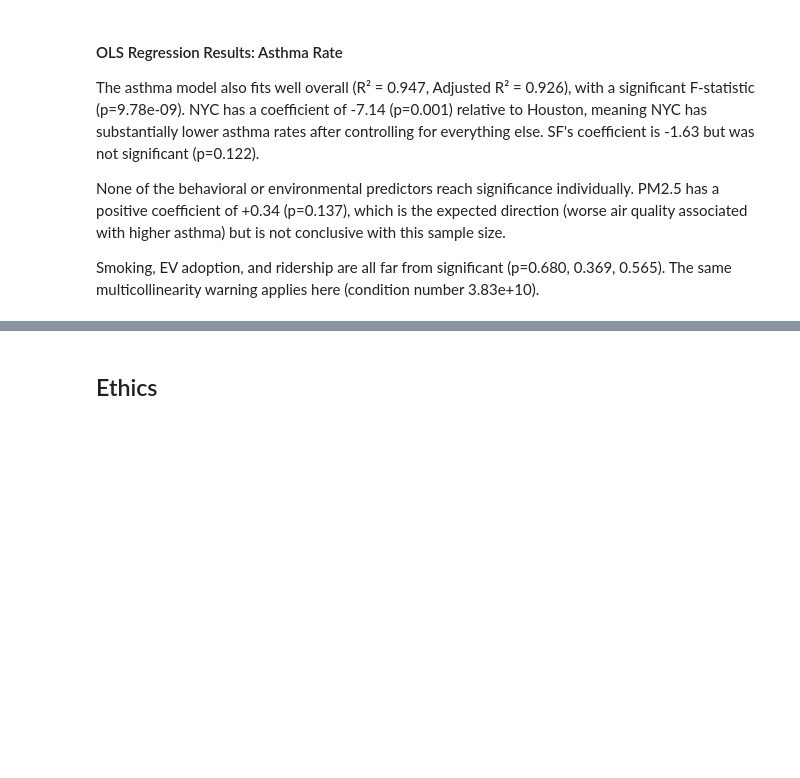
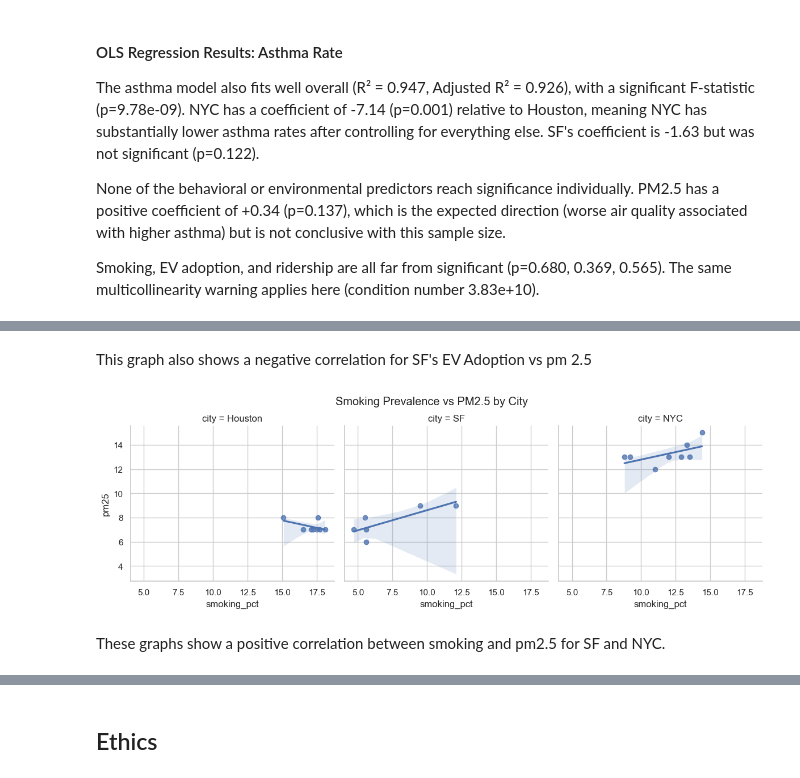
Before and after one commit to COGS108/Group026_WI26, a Jupyter notebook: 03-FinalProject.ipynb, the cells around one changed output, grey strips where cells are left out. Drawn from its saved outputs; the diff is of its cells as text; code cells hidden in the pictures; blank space fills up the shorter version.

```diff
--- a/03-FinalProject.ipynb
+++ b/03-FinalProject.ipynb
@@ -811,0 +906,19 @@ strong multicollinearity or other numerical problems.
+# %% [markdown]
+This graph also shows a negative correlation for SF's EV Adoption vs pm 2.5
+# %%
+sns.lmplot(
+    data=full_df,
+    x="smoking_pct",
+    y="pm25",
+    col="city",
+    height=4,
+    aspect=1
+)
+
+plt.subplots_adjust(top=0.85)
+plt.suptitle("Smoking Prevalence vs PM2.5 by City")
+plt.show()
+# %% [output]
+[figure, added]
+# %% [markdown]
+These graphs show a positive correlation between smoking and pm2.5 for SF and NYC.
```
Also changed, not shown: parts of 14 cells of this notebook.
